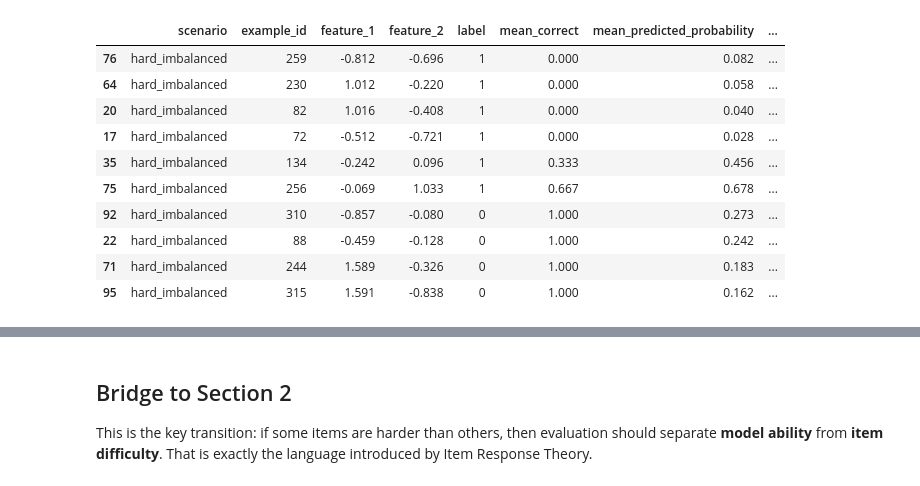
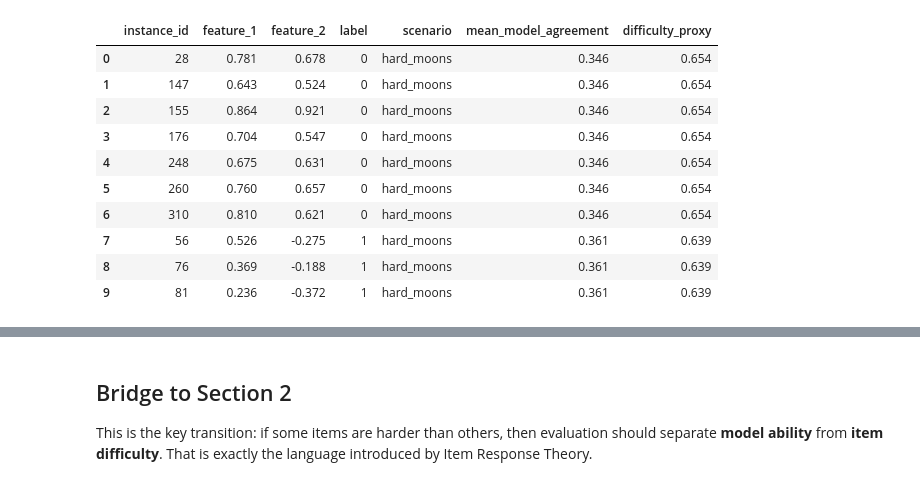
Before and after one commit to Manuelfjr/latent-ability-ml, a Jupyter notebook: notebooks/01_00_unsupervised_evaluation_toy_problems.ipynb, the cells around one changed output, grey strips where cells are left out. Cells and saved outputs as stored; diff of their text form; code cells hidden in the pictures.

```diff
--- a/notebooks/01_00_unsupervised_evaluation_toy_problems.ipynb
+++ b/notebooks/01_00_unsupervised_evaluation_toy_problems.ipynb
@@ -61,13 +62,10 @@ We now reduce class separation, add noise, and introduce imbalance. The point is
 # %%
-hard_df = make_toy_classification_dataset(
+hard_df = make_toy_clustering_dataset(
+    scenario='hard_moons',
     n_samples=320,
-    class_sep=0.7,
-    flip_y=0.10,
-    weights=(0.82, 0.18),
     random_state=7,
 )
 
-ax = plot_classification_dataset(hard_df)
-ax.set_title('Harder, noisier, and imbalanced toy problem')
+ax = plot_clustering_dataset(hard_df, title='Harder toy clustering problem')
 plt.show()
 # %% [output]
@@ -75,5 +73,9 @@ plt.show()
 # %%
-hard_results = evaluate_models_on_dataset(hard_df, scenario='hard_imbalanced', random_state=7)
-hard_summary = summarize_classification_results(hard_results)
+hard_assignments = evaluate_clustering_models_on_dataset(
+    hard_df,
+    scenario='hard_moons',
+    random_state=7,
+)
+hard_summary = summarize_clustering_results(hard_assignments)
 hard_summary.round(3)
 # %% [output]
@@ -103,16 +105,16 @@ Standard metrics collapse everything into a single number. To move toward IRT, w
 # %%
-hard_instance_summary = summarize_instance_difficulty(hard_results)
+hard_instance_summary = summarize_clustering_instance_difficulty(hard_assignments)
 hard_instance_summary.head(10).round(3)
 # %% [output]
-|  | scenario | example_id | feature_1 | feature_2 | label | mean_correct | mean_predicted_probability | ... |
-| 76 | hard_imbalanced | 259 | -0.812 | -0.696 | 1 | 0.000 | 0.082 | ... |
-| 64 | hard_imbalanced | 230 | 1.012 | -0.220 | 1 | 0.000 | 0.058 | ... |
-| 20 | hard_imbalanced | 82 | 1.016 | -0.408 | 1 | 0.000 | 0.040 | ... |
-| 17 | hard_imbalanced | 72 | -0.512 | -0.721 | 1 | 0.000 | 0.028 | ... |
-| 35 | hard_imbalanced | 134 | -0.242 | 0.096 | 1 | 0.333 | 0.456 | ... |
-| 75 | hard_imbalanced | 256 | -0.069 | 1.033 | 1 | 0.667 | 0.678 | ... |
-| 92 | hard_imbalanced | 310 | -0.857 | -0.080 | 0 | 1.000 | 0.273 | ... |
-| 22 | hard_imbalanced | 88 | -0.459 | -0.128 | 0 | 1.000 | 0.242 | ... |
-| 71 | hard_imbalanced | 244 | 1.589 | -0.326 | 0 | 1.000 | 0.183 | ... |
-| 95 | hard_imbalanced | 315 | 1.591 | -0.838 | 0 | 1.000 | 0.162 | ... |
+|  | instance_id | feature_1 | feature_2 | label | scenario | mean_model_agreement | difficulty_proxy |
+| 0 | 28 | 0.781 | 0.678 | 0 | hard_moons | 0.346 | 0.654 |
+| 1 | 147 | 0.643 | 0.524 | 0 | hard_moons | 0.346 | 0.654 |
+| 2 | 155 | 0.864 | 0.921 | 0 | hard_moons | 0.346 | 0.654 |
+| 3 | 176 | 0.704 | 0.547 | 0 | hard_moons | 0.346 | 0.654 |
+| 4 | 248 | 0.675 | 0.631 | 0 | hard_moons | 0.346 | 0.654 |
+| 5 | 260 | 0.760 | 0.657 | 0 | hard_moons | 0.346 | 0.654 |
+| 6 | 310 | 0.810 | 0.621 | 0 | hard_moons | 0.346 | 0.654 |
+| 7 | 56 | 0.526 | -0.275 | 1 | hard_moons | 0.361 | 0.639 |
+| 8 | 76 | 0.369 | -0.188 | 1 | hard_moons | 0.361 | 0.639 |
+| 9 | 81 | 0.236 | -0.372 | 1 | hard_moons | 0.361 | 0.639 |
 # %%
```
Also changed, not shown: parts of 18 cells of this notebook, 3 other files.
